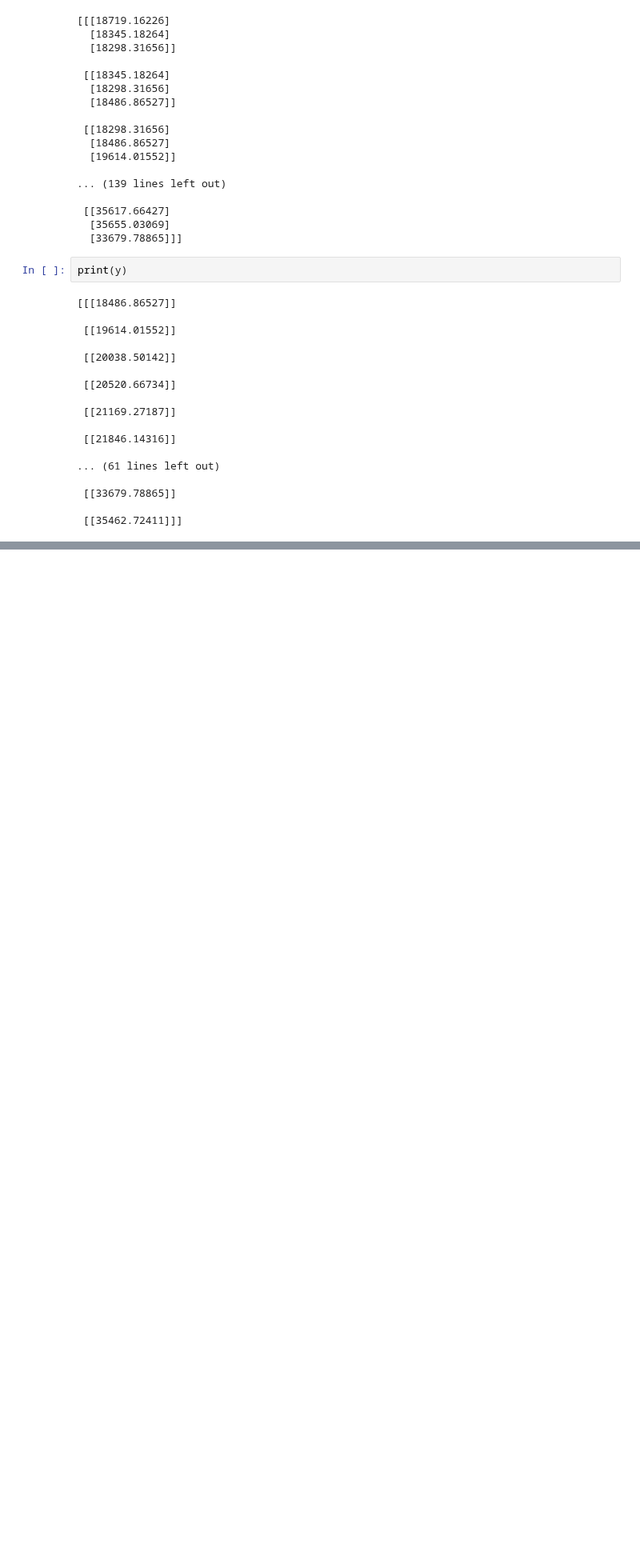
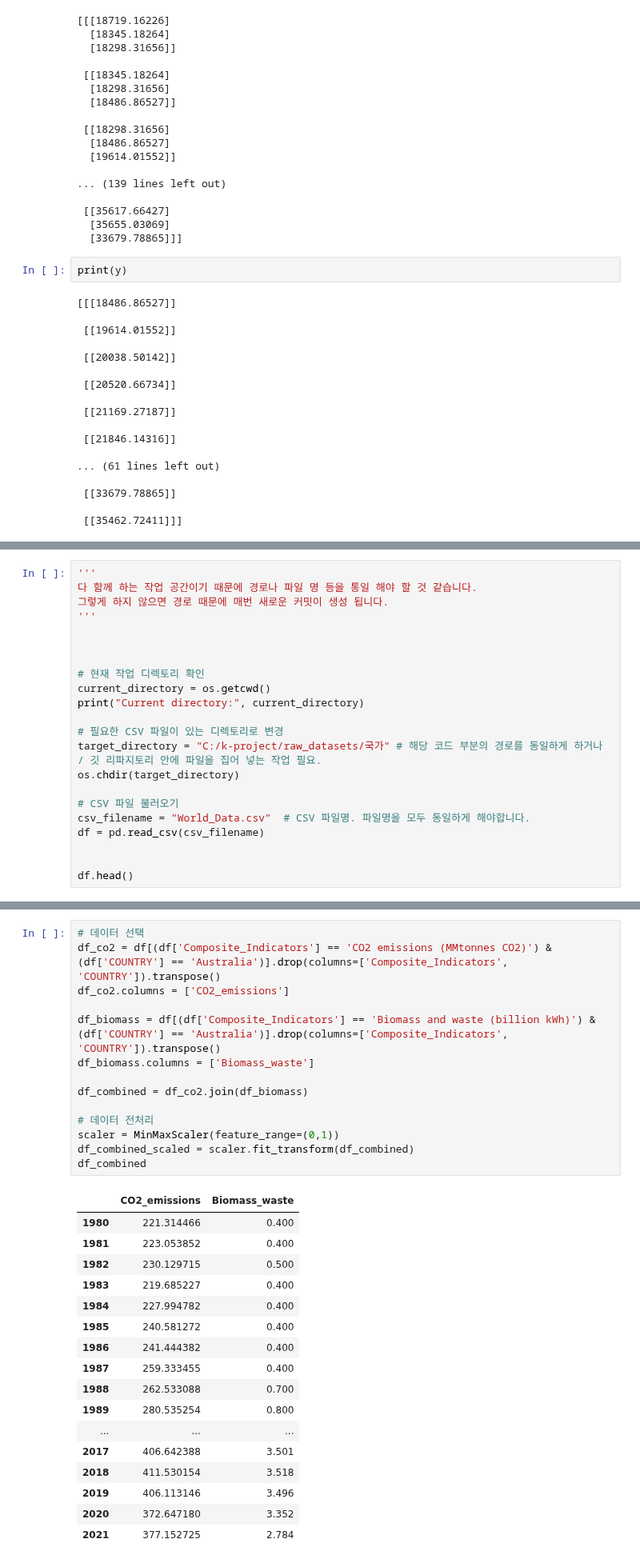
Before and after one commit to kihwan21/k-project, a Jupyter notebook: source/model/RNN_김기환.ipynb, the cells around one changed output, grey strips where cells are left out. Shown at 80% size. Drawn from its saved outputs; the diff is of its cells as text; blank space fills up the shorter version.

```diff
--- a/source/model/RNN_김기환.ipynb
+++ b/source/model/RNN_김기환.ipynb
@@ -196,0 +279,22 @@ y_pred = model.predict(X_test)
+# %%
+'''
+다 함께 하는 작업 공간이기 때문에 경로나 파일 명 등을 통일 해야 할 것 같습니다.
+그렇게 하지 않으면 경로 때문에 매번 새로운 커밋이 생성 됩니다.
+'''
+
+
+
+# 현재 작업 디렉토리 확인
+current_directory = os.getcwd()
+print("Current directory:", current_directory)
+
+# 필요한 CSV 파일이 있는 디렉토리로 변경
+target_directory = "C:/k-project/raw_datasets/국가" # 해당 코드 부분의 경로를 동일하게 하거나 / 깃 리파지토리 안에 파일을 집어 넣는 작업 필요.
+os.chdir(target_directory)
+
+# CSV 파일 불러오기
+csv_filename = "World_Data.csv"  # CSV 파일명. 파일명을 모두 동일하게 해야합니다.
+df = pd.read_csv(csv_filename)
+
+
+df.head()
@@ -196,0 +358,32 @@ y_pred = model.predict(X_test)
+# %%
+# 데이터 선택
+df_co2 = df[(df['Composite_Indicators'] == 'CO2 emissions (MMtonnes CO2)') & (df['COUNTRY'] == 'Australia')].drop(columns=['Composite_Indicators', 'COUNTRY']).transpose()
+df_co2.columns = ['CO2_emissions']
+
+df_biomass = df[(df['Composite_Indicators'] == 'Biomass and waste (billion kWh)') & (df['COUNTRY'] == 'Australia')].drop(columns=['Composite_Indicators', 'COUNTRY']).transpose()
+df_biomass.columns = ['Biomass_waste']
+
+df_combined = df_co2.join(df_biomass)
+
+# 데이터 전처리
+scaler = MinMaxScaler(feature_range=(0,1))
+df_combined_scaled = scaler.fit_transform(df_combined)
+df_combined
+# %% [output]
+|  | CO2_emissions | Biomass_waste |
+| 1980 | 221.314466 | 0.400 |
+| 1981 | 223.053852 | 0.400 |
+| 1982 | 230.129715 | 0.500 |
+| 1983 | 219.685227 | 0.400 |
+| 1984 | 227.994782 | 0.400 |
+| 1985 | 240.581272 | 0.400 |
+| 1986 | 241.444382 | 0.400 |
+| 1987 | 259.333455 | 0.400 |
+| 1988 | 262.533088 | 0.700 |
+| 1989 | 280.535254 | 0.800 |
+| ... | ... | ... |
+| 2017 | 406.642388 | 3.501 |
+| 2018 | 411.530154 | 3.518 |
+| 2019 | 406.113146 | 3.496 |
+| 2020 | 372.647180 | 3.352 |
+| 2021 | 377.152725 | 2.784 |
```
Also changed, not shown: parts of 14 cells of this notebook.
